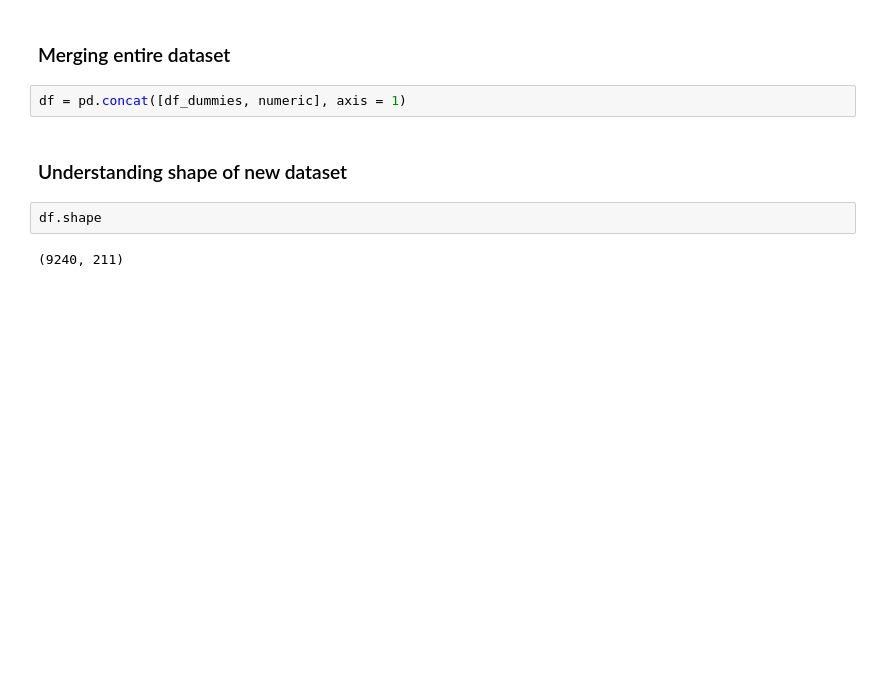
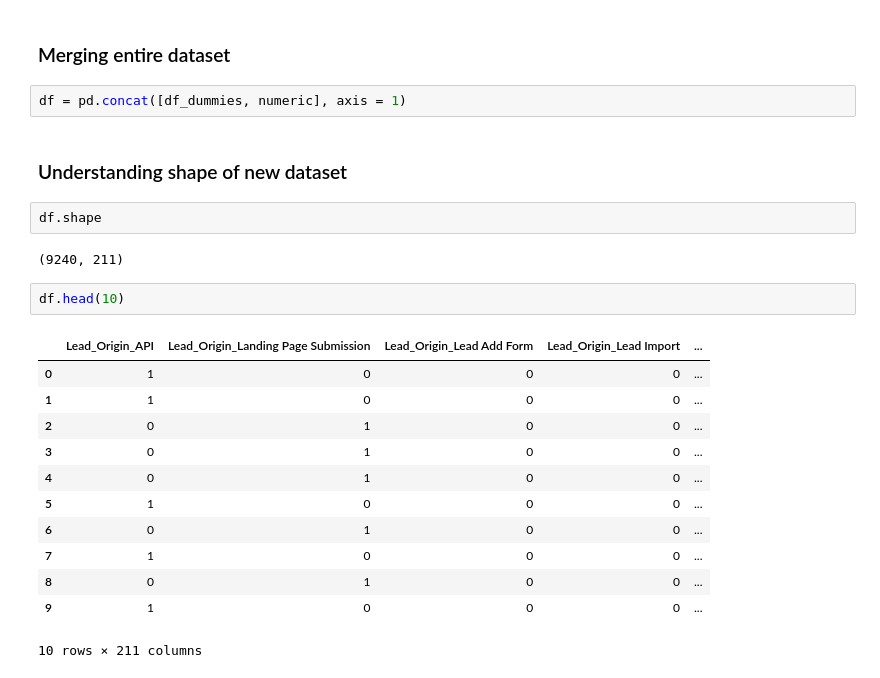
Before and after one commit to MrBinit/Supervised-Learning, a Jupyter notebook: logistic regression/Lead analysis.ipynb, the cells around one changed output. Drawn from its saved outputs; the diff is of its cells as text; blank space fills up the shorter version.

```diff
--- a/logistic regression/Lead analysis.ipynb
+++ b/logistic regression/Lead analysis.ipynb
@@ -568,3 +568,18 @@ df = pd.concat([df_dummies, numeric], axis = 1)
 df.shape
 # %% [output]
 (9240, 211)
+# %%
+df.head(10)
+# %% [output]
+|  | Lead_Origin_API | Lead_Origin_Landing Page Submission | Lead_Origin_Lead Add Form | Lead_Origin_Lead Import | ... |
+| 0 | 1 | 0 | 0 | 0 | ... |
+| 1 | 1 | 0 | 0 | 0 | ... |
+| 2 | 0 | 1 | 0 | 0 | ... |
+| 3 | 0 | 1 | 0 | 0 | ... |
+| 4 | 0 | 1 | 0 | 0 | ... |
+| 5 | 1 | 0 | 0 | 0 | ... |
+| 6 | 0 | 1 | 0 | 0 | ... |
+| 7 | 1 | 0 | 0 | 0 | ... |
+| 8 | 0 | 1 | 0 | 0 | ... |
+| 9 | 1 | 0 | 0 | 0 | ... |
+10 rows × 211 columns
```
